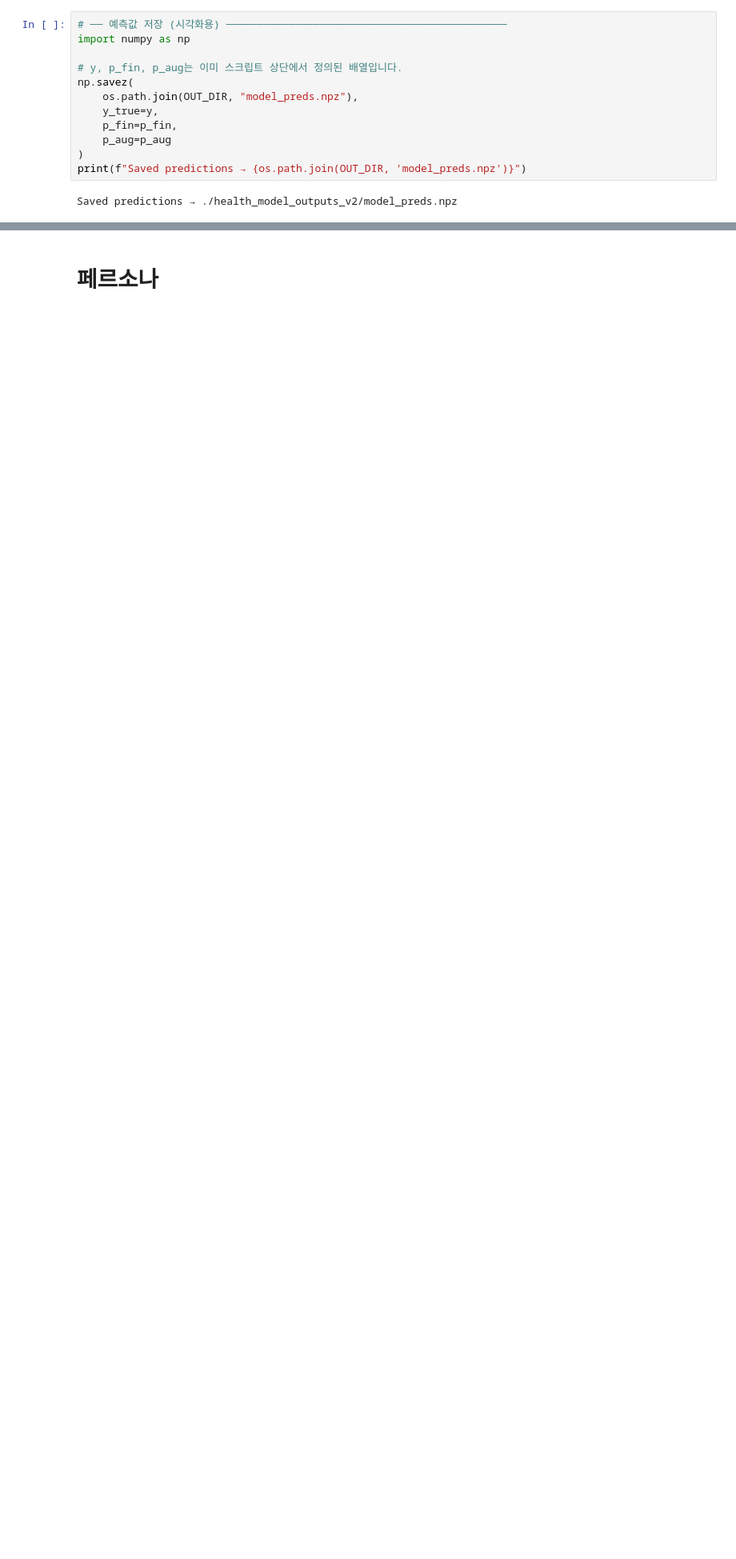
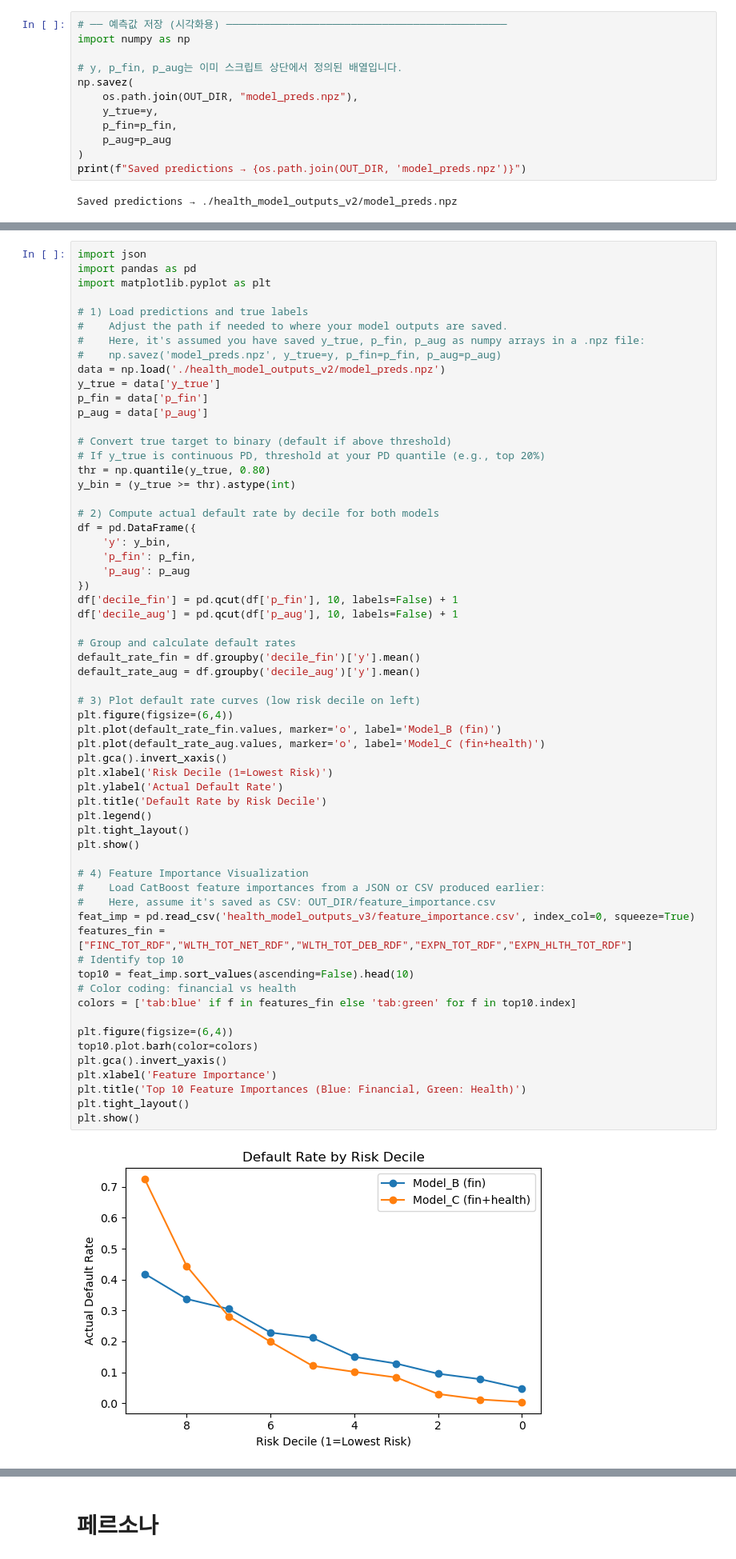
Before and after one commit to LongS1eeper/fintech_service_2nd, a Jupyter notebook: 08INTALK/HC_to_PSID.ipynb, the cells around one changed output, grey strips where cells are left out. Shown at 80% size. Cells and saved outputs as stored; diff of their text form; blank space fills up the shorter version.

```diff
--- a/08INTALK/HC_to_PSID.ipynb
+++ b/08INTALK/HC_to_PSID.ipynb
@@ -10598,0 +10471,63 @@ TypeError: read_csv() got an unexpected keyword argument 'squeeze'
+# %%
+import json
+import pandas as pd
+import matplotlib.pyplot as plt
+
+# 1) Load predictions and true labels
+#    Adjust the path if needed to where your model outputs are saved.
+#    Here, it's assumed you have saved y_true, p_fin, p_aug as numpy arrays in a .npz file:
+#    np.savez('model_preds.npz', y_true=y, p_fin=p_fin, p_aug=p_aug)
+data = np.load('./health_model_outputs_v2/model_preds.npz')
+y_true = data['y_true']
+p_fin = data['p_fin']
+p_aug = data['p_aug']
+
+# Convert true target to binary (default if above threshold)
+# If y_true is continuous PD, threshold at your PD quantile (e.g., top 20%)
+thr = np.quantile(y_true, 0.80)
+y_bin = (y_true >= thr).astype(int)
+
+# 2) Compute actual default rate by decile for both models
+df = pd.DataFrame({
+    'y': y_bin,
+    'p_fin': p_fin,
+    'p_aug': p_aug
+})
+df['decile_fin'] = pd.qcut(df['p_fin'], 10, labels=False) + 1
+df['decile_aug'] = pd.qcut(df['p_aug'], 10, labels=False) + 1
+
+# Group and calculate default rates
+default_rate_fin = df.groupby('decile_fin')['y'].mean()
+default_rate_aug = df.groupby('decile_aug')['y'].mean()
+
+# 3) Plot default rate curves (low risk decile on left)
+plt.figure(figsize=(6,4))
+plt.plot(default_rate_fin.values, marker='o', label='Model_B (fin)')
+plt.plot(default_rate_aug.values, marker='o', label='Model_C (fin+health)')
+plt.gca().invert_xaxis()
+plt.xlabel('Risk Decile (1=Lowest Risk)')
+plt.ylabel('Actual Default Rate')
+plt.title('Default Rate by Risk Decile')
+plt.legend()
+plt.tight_layout()
+plt.show()
+
+# 4) Feature Importance Visualization
+#    Load CatBoost feature importances from a JSON or CSV produced earlier:
+#    Here, assume it's saved as CSV: OUT_DIR/feature_importance.csv
+feat_imp = pd.read_csv('health_model_outputs_v3/feature_importance.csv', index_col=0, squeeze=True)
+features_fin = ["FINC_TOT_RDF","WLTH_TOT_NET_RDF","WLTH_TOT_DEB_RDF","EXPN_TOT_RDF","EXPN_HLTH_TOT_RDF"]
+# Identify top 10
+top10 = feat_imp.sort_values(ascending=False).head(10)
+# Color coding: financial vs health
+colors = ['tab:blue' if f in features_fin else 'tab:green' for f in top10.index]
+
+plt.figure(figsize=(6,4))
+top10.plot.barh(color=colors)
+plt.gca().invert_yaxis()
+plt.xlabel('Feature Importance')
+plt.title('Top 10 Feature Importances (Blue: Financial, Green: Health)')
+plt.tight_layout()
+plt.show()
+# %% [output]
+[figure, added]
```
Also changed, not shown: parts of 14 cells of this notebook, 3 other files.
